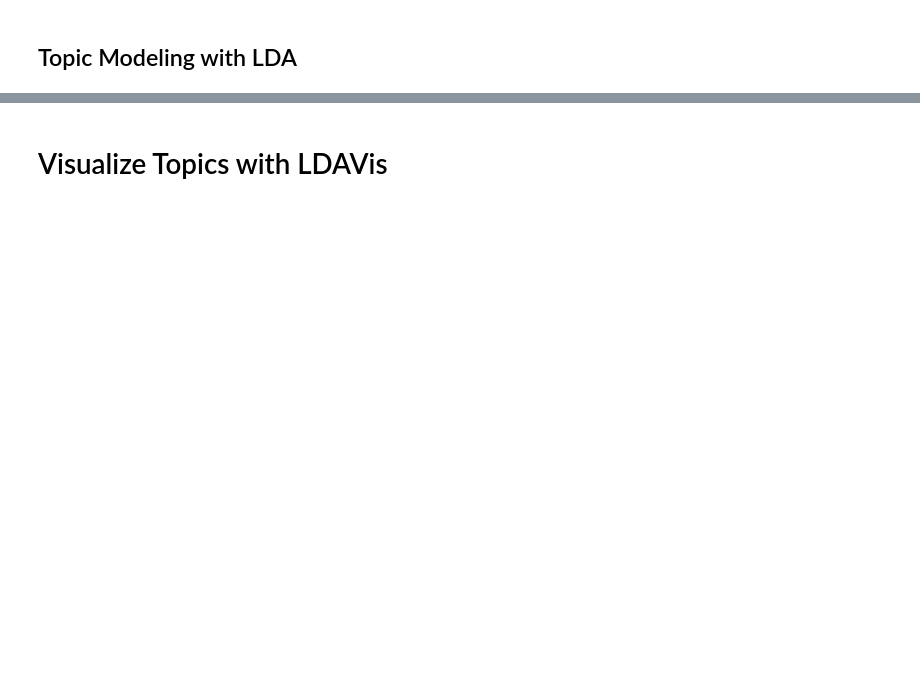
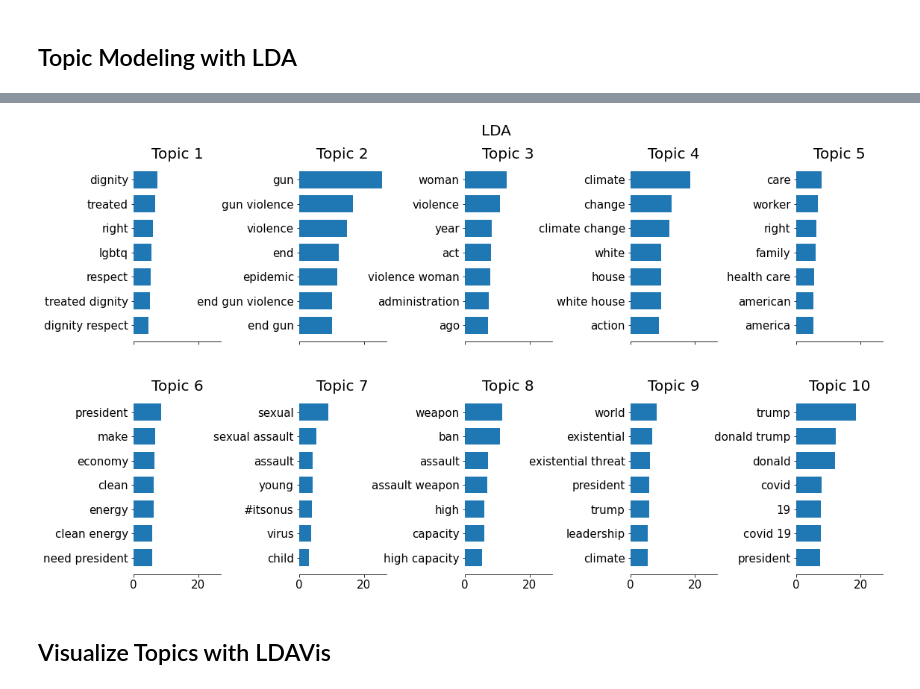
Before and after one commit to stepthom/NLP_course, a Jupyter notebook: topic_models/slides_topicmodeling_biden.ipynb, the cells around one changed output, grey strips where cells are left out. Cells and saved outputs as stored; diff of their text form; code cells hidden in the pictures; blank space fills up the shorter version.

```diff
--- a/topic_models/slides_topicmodeling_biden.ipynb
+++ b/topic_models/slides_topicmodeling_biden.ipynb
@@ -61,4 +115,2 @@ memory usage: 256.8+ KB
-# %%
-df = df.drop(['id', 'username', 'link', 'retweets', 'likes'], axis=1)
 # %% [markdown]
 # Text Preprocessing
@@ -115,0 +290,2 @@ df.head()
+# %%
+df['tweet_clean'] = df['tweet'].apply(preprocesser)
@@ -116,22 +347,2 @@ df.head()
 # %% [markdown]
 ## Topic Modeling with LDA
-# %%
-from sklearn.feature_extraction.text import TfidfVectorizer
-
-vectorizer = TfidfVectorizer(max_df=0.5,
-                             min_df=0.05,
-                             max_features=300,
-                             ngram_range=[1,3])
-
-vectorizer = vectorizer.fit(df['tweet_clean'])
-
-dtm = vectorizer.transform(df['tweet_clean'])
-
-feature_names = vectorizer.get_feature_names()
-def filter_words(x):
-    return ' '.join([w for w in x.split() if w in feature_names])
-
-# Create a new column, which is the same as tweet_clean, but only keeps the
-# words from the vectorizer's vocabulary
-df['tweet_clean_filter'] = df['tweet_clean'].apply(filter_words)
-df.head()
@@ -201,5 +349,21 @@ print(topic_summary)
+# %%
+from sklearn.decomposition import LatentDirichletAllocation
+
+lda = LatentDirichletAllocation(
+    n_components=10,
+    max_iter=500,
+    learning_method='batch',
+    random_state=123,
+    n_jobs=2,
+    verbose=0,
+    )
+lda = lda.fit(dtm)
+# %%
+plot_top_words(lda, feature_names, 7, "LDA")
+# %% [output]
+[figure, added]
 # %% [markdown]
-# Visualize Topics with LDAVis
+## Visualize Topics with LDAVis
 # %%
 import pyLDAvis.sklearn
 
```
Also changed, not shown: parts of 26 cells of this notebook.
